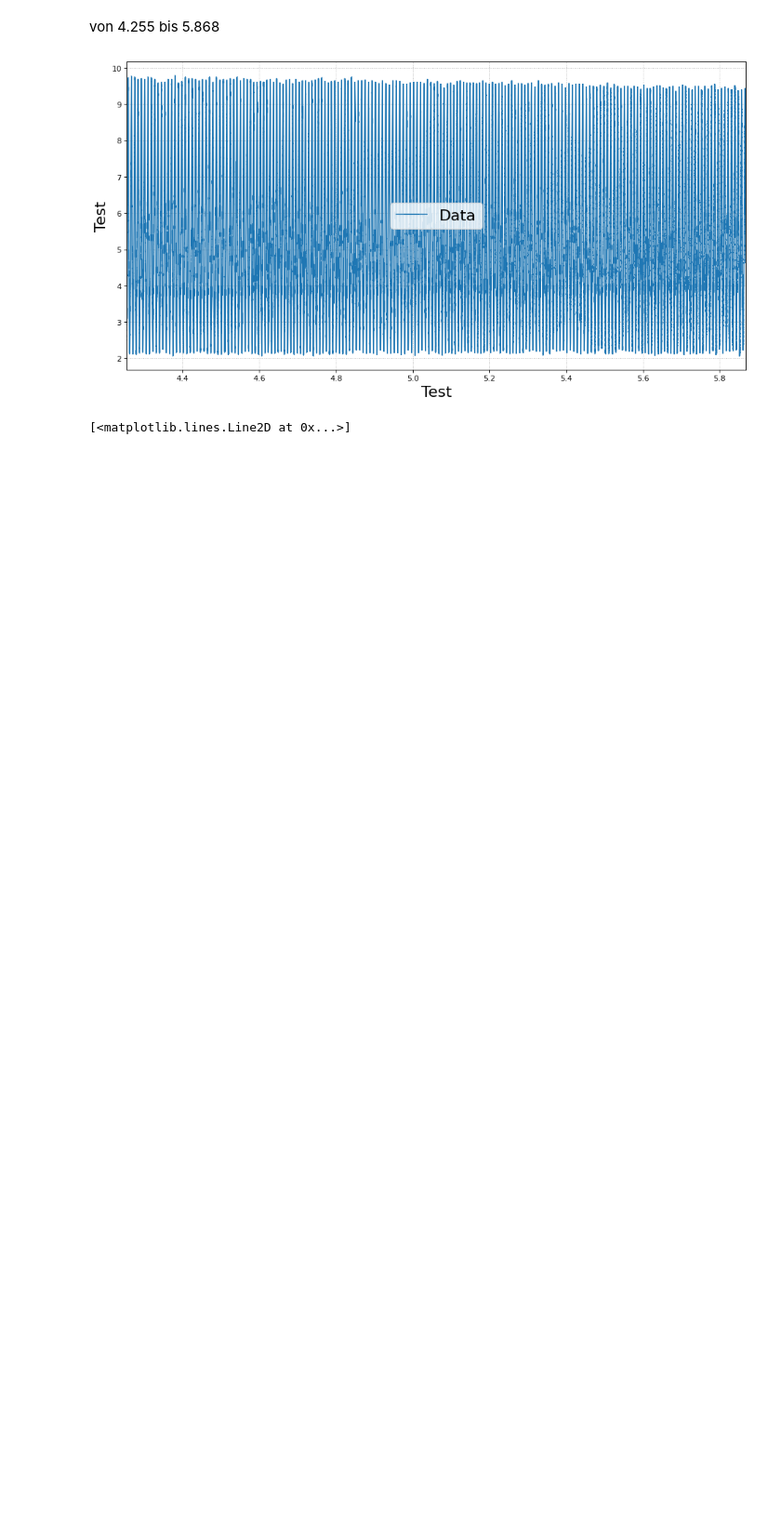
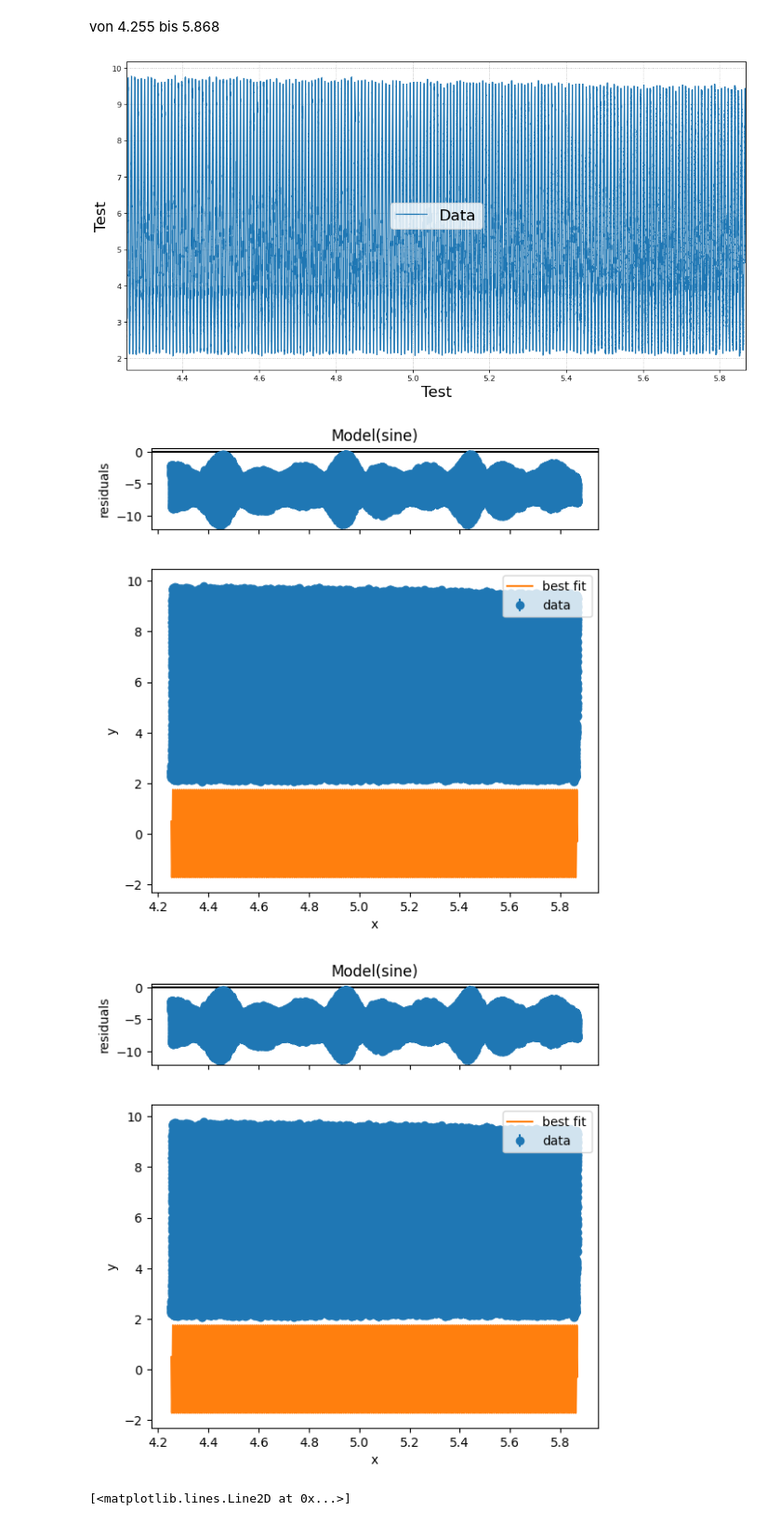
Before and after one commit to Friedrich-Jahns/Fortgeschrittenen-Praktikum-Physik, a Jupyter notebook: FP4_Michelson/A3/A3.ipynb, the cells around one changed output. Shown at 93% size. Cells and saved outputs as stored; diff of their text form; code cells hidden in the pictures; blank space fills up the shorter version.

```diff
--- a/FP4_Michelson/A3/A3.ipynb
+++ b/FP4_Michelson/A3/A3.ipynb
@@ -28,6 +28,13 @@ plt.errorbar(data[0],data[1],xerr=data[2],label = 'Data')
 f.form([4.255,5.868])
 # %% [output]
 [figure]
+# %%
+fillerr = np.full(len(data[1]),0.1)
+res = f.sinfit(data[1],data[0],fillerr)
+res.plot()
+# %% [output]
+[figure, added]
+[figure, added]
 # %%
 sr = 1/(f.pos(data[0],5.5)-f.pos(data[0],4.5))
 n = len(data[1])
```
Also changed, not shown: 1 other file.
